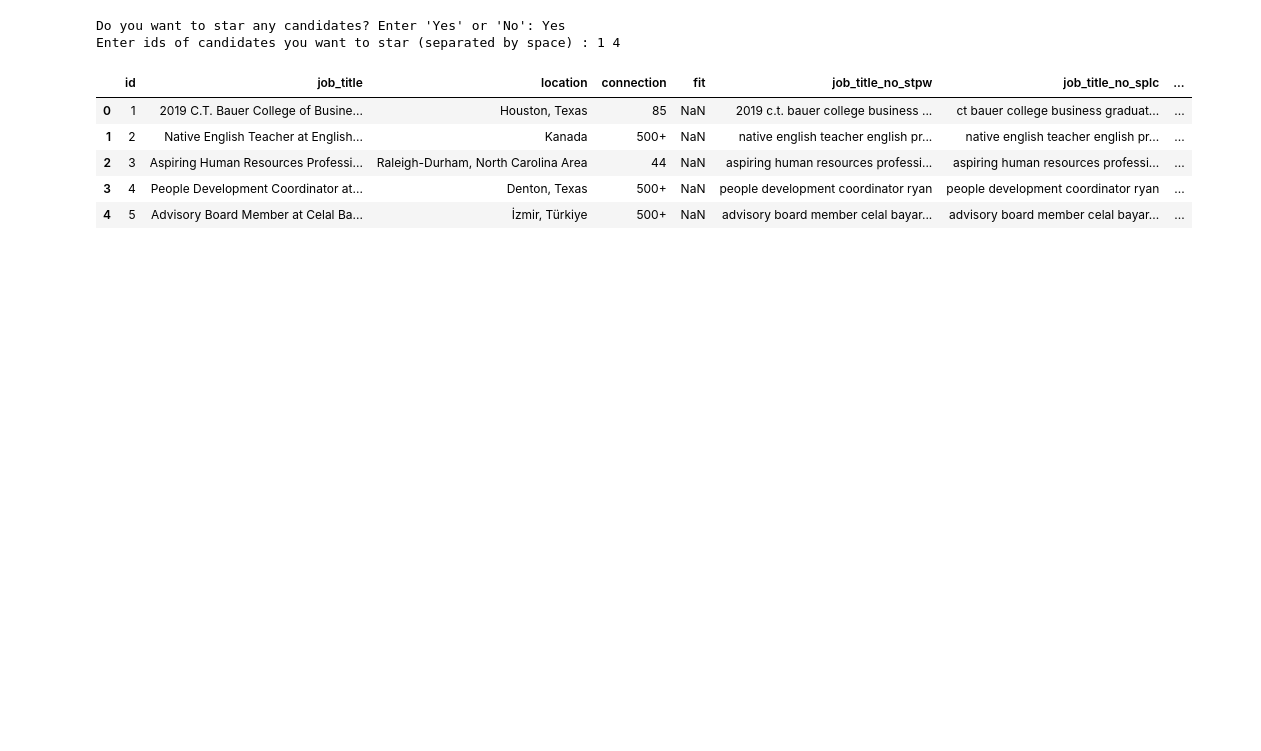
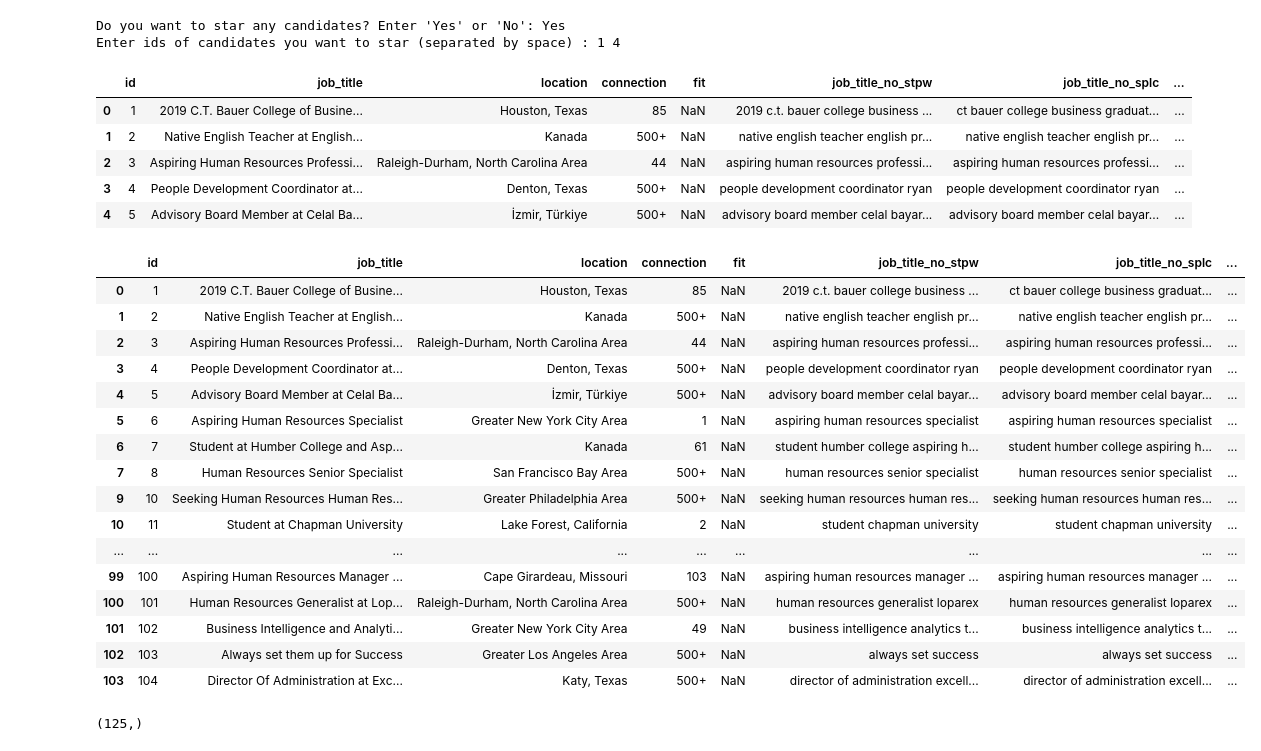
Before and after one commit to vidya2901/wE00VqdcSPq5mT6f, a Jupyter notebook: Potential Talents-doc2vec-Copy1.ipynb, the cells around one changed output. Saved outputs shown, nothing was run; the diff lists cells and outputs as text; code cells hidden in the pictures; blank space fills up the shorter version.

```diff
--- a/Potential Talents-doc2vec-Copy1.ipynb
+++ b/Potential Talents-doc2vec-Copy1.ipynb
@@ -573,6 +571,44 @@ class Rank_Net( tf.keras.Model):
     def predict(self, input_):
         s = self.model(input_)
         return s
-# %%
-# add the fastext embedding arrays
-dfnodups_cp['EmbeddingArrays'] = pd.Series(job_title_embeddings_ft)
+# %%
+cleaned_sent_doc = dfnodups_cp['job_lemmatized'].values
+
+def fetch_ft_embedding(ft,cleaned_sent_doc,embed_size=300):
+    # Fetch the fast text vectors for input
+    vocab_words = ft.get_words()
+
+    #fastText  vector
+    fastText_embedding =  []
+
+    # Loop in to fetch the embedding weights
+    for sentence in cleaned_sent_doc:
+        embedd = np.mean(np.array([ft[w] if w in vocab_words else np.zeros(embed_size) for w in word_tokenize(sentence) ]), axis=0)
+        fastText_embedding.append(embedd)
+    # Return
+    return(fastText_embedding)
+# %%
+# add the fastext embedding arrays
+fastText_embedding_doc = fetch_ft_embedding(ft,cleaned_sent_doc,embed_size=300)
+fastText_embedding_query = fetch_ft_embedding(ft,lem_search,embed_size=300)
+dfnodups_cp['EmbeddingArrays'] = pd.Series(fastText_embedding_doc)
+# %%
+dfnodups_cp
+# %% [output]
+|  | id | job_title | location | connection | fit | job_title_no_stpw | job_title_no_splc | ... |
+| 0 | 1 | 2019 C.T. Bauer College of Busine... | Houston, Texas | 85 | NaN | 2019 c.t. bauer college business ... | ct bauer college business graduat... | ... |
+| 1 | 2 | Native English Teacher at English... | Kanada | 500+ | NaN | native english teacher english pr... | native english teacher english pr... | ... |
+| 2 | 3 | Aspiring Human Resources Professi... | Raleigh-Durham, North Carolina Area | 44 | NaN | aspiring human resources professi... | aspiring human resources professi... | ... |
+| 3 | 4 | People Development Coordinator at... | Denton, Texas | 500+ | NaN | people development coordinator ryan | people development coordinator ryan | ... |
+| 4 | 5 | Advisory Board Member at Celal Ba... | İzmir, Türkiye | 500+ | NaN | advisory board member celal bayar... | advisory board member celal bayar... | ... |
+| 5 | 6 | Aspiring Human Resources Specialist | Greater New York City Area | 1 | NaN | aspiring human resources specialist | aspiring human resources specialist | ... |
+| 6 | 7 | Student at Humber College and Asp... | Kanada | 61 | NaN | student humber college aspiring h... | student humber college aspiring h... | ... |
+| 7 | 8 | Human Resources Senior Specialist | San Francisco Bay Area | 500+ | NaN | human resources senior specialist | human resources senior specialist | ... |
+| 9 | 10 | Seeking Human Resources Human Res... | Greater Philadelphia Area | 500+ | NaN | seeking human resources human res... | seeking human resources human res... | ... |
+| 10 | 11 | Student at Chapman University | Lake Forest, California | 2 | NaN | student chapman university | student chapman university | ... |
+| ... | ... | ... | ... | ... | ... | ... | ... | ... |
+| 99 | 100 | Aspiring Human Resources Manager ... | Cape Girardeau, Missouri | 103 | NaN | aspiring human resources manager ... | aspiring human resources manager ... | ... |
+| 100 | 101 | Human Resources Generalist at Lop... | Raleigh-Durham, North Carolina Area | 500+ | NaN | human resources generalist loparex | human resources generalist loparex | ... |
+| 101 | 102 | Business Intelligence and Analyti... | Greater New York City Area | 49 | NaN | business intelligence analytics t... | business intelligence analytics t... | ... |
+| 102 | 103 | Always set them up for Success | Greater Los Angeles Area | 500+ | NaN | always set success | always set success | ... |
+| 103 | 104 | Director Of Administration at Exc... | Katy, Texas | 500+ | NaN | director of administration excell... | director of administration excell... | ... |
@@ -578,0 +625,4 @@ dfnodups_cp['EmbeddingArrays'] = pd.Series(job_title_embeddings_ft)
+# %%
+X_1.shape
+# %% [output]
+(125,)
```
Also changed, not shown: parts of 9 cells of this notebook.
